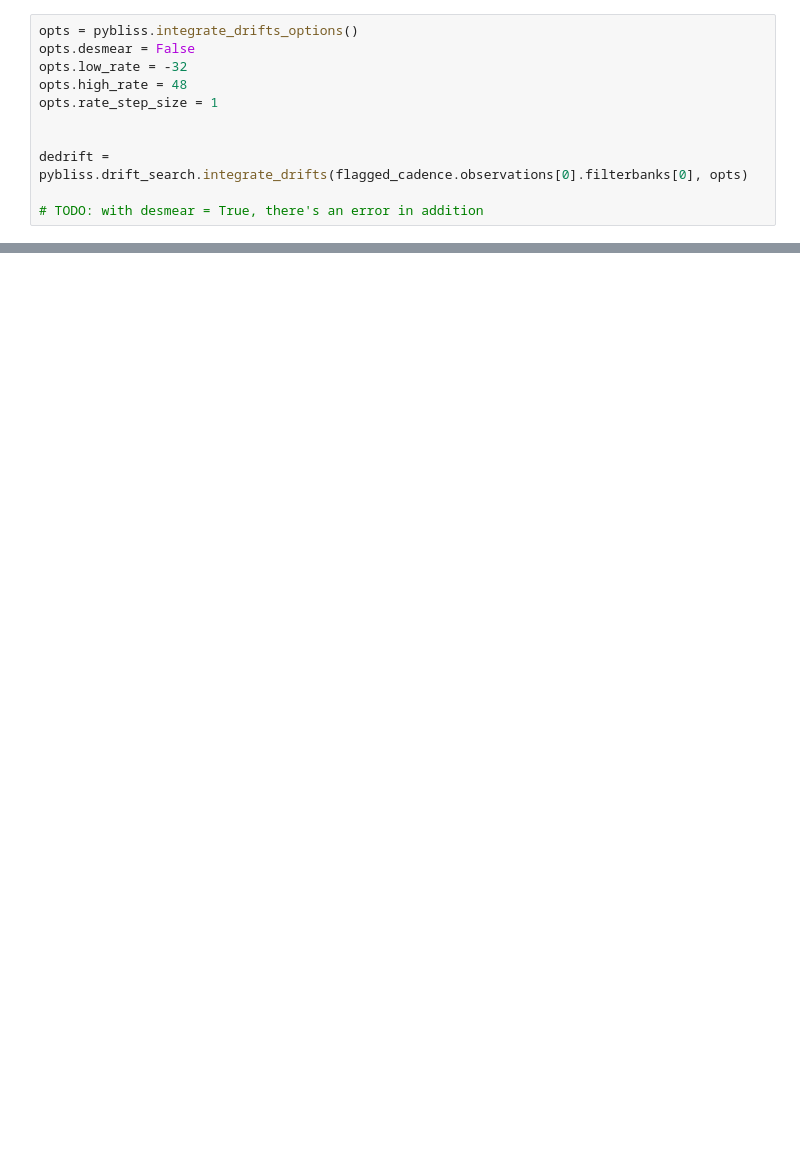
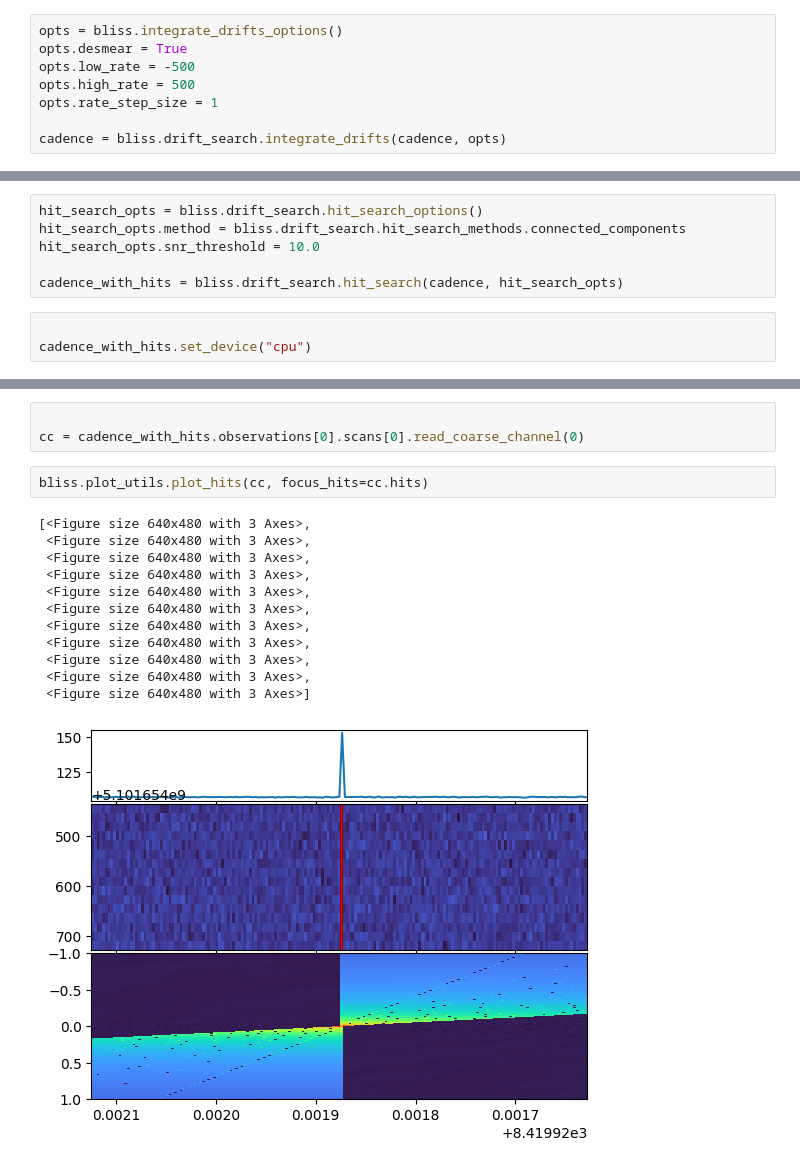
Before and after one commit to n-west/bliss, a Jupyter notebook: notebooks/hit search walkthrough.ipynb, the cells around one changed output, grey strips where cells are left out. Saved outputs shown, nothing was run; the diff lists cells and outputs as text; blank space fills up the shorter version.

```diff
--- a/notebooks/hit search walkthrough.ipynb
+++ b/notebooks/hit search walkthrough.ipynb
@@ -225,11 +44,8 @@ _ = plt.axhline(y=10*np.log10(plot_filterbank.noise_estimates.noise_floor+plot_f
 # %%
-opts = pybliss.integrate_drifts_options()
-opts.desmear = False
-opts.low_rate = -32
-opts.high_rate = 48
+opts = bliss.integrate_drifts_options()
+opts.desmear = True
+opts.low_rate = -500
+opts.high_rate = 500
 opts.rate_step_size = 1
 
-
-dedrift = pybliss.drift_search.integrate_drifts(flagged_cadence.observations[0].filterbanks[0], opts)
-
-# TODO: with desmear = True, there's an error in addition
+cadence = bliss.drift_search.integrate_drifts(cadence, opts)
@@ -306,0 +52,9 @@ hit at F=8419.922 MHz drifting at -0.268 Hz/sec with SNR=49326.6 and BW=0 rfi co
+# %%
+hit_search_opts = bliss.drift_search.hit_search_options()
+hit_search_opts.method = bliss.drift_search.hit_search_methods.connected_components
+hit_search_opts.snr_threshold = 10.0
+
+cadence_with_hits = bliss.drift_search.hit_search(cadence, hit_search_opts)
+# %%
+
+cadence_with_hits.set_device("cpu")
@@ -306,0 +76,18 @@ hit at F=8419.922 MHz drifting at -0.268 Hz/sec with SNR=49326.6 and BW=0 rfi co
+# %%
+
+cc = cadence_with_hits.observations[0].scans[0].read_coarse_channel(0)
+# %%
+bliss.plot_utils.plot_hits(cc, focus_hits=cc.hits)
+# %% [output]
+[<Figure size 640x480 with 3 Axes>,
+ <Figure size 640x480 with 3 Axes>,
+ <Figure size 640x480 with 3 Axes>,
+ <Figure size 640x480 with 3 Axes>,
+ <Figure size 640x480 with 3 Axes>,
+ <Figure size 640x480 with 3 Axes>,
+ <Figure size 640x480 with 3 Axes>,
+ <Figure size 640x480 with 3 Axes>,
+ <Figure size 640x480 with 3 Axes>,
+ <Figure size 640x480 with 3 Axes>,
+ <Figure size 640x480 with 3 Axes>]
+[figure, added]
```
Also changed, not shown: parts of 26 cells of this notebook, 7 other files.
